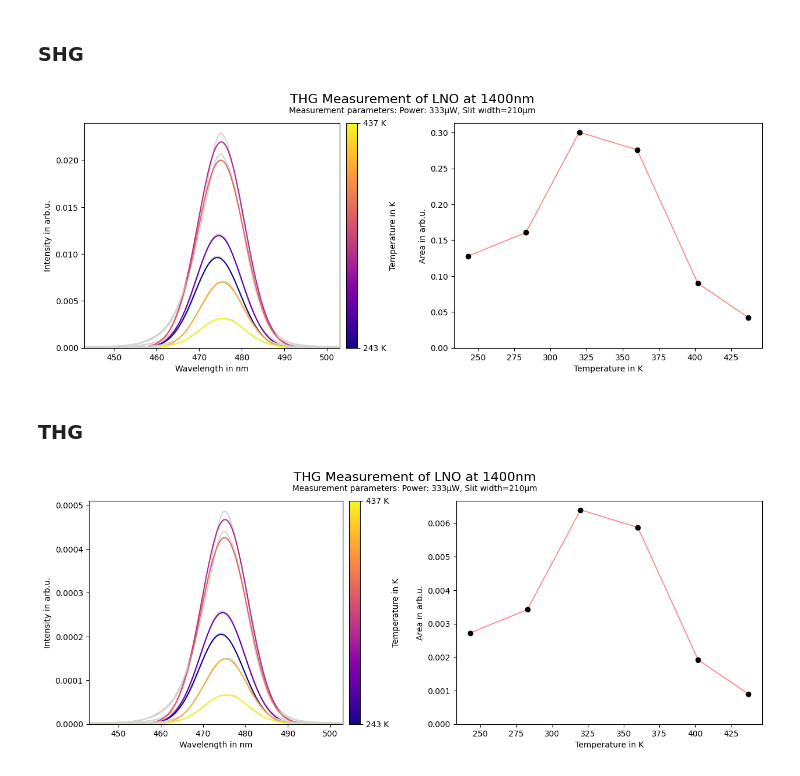
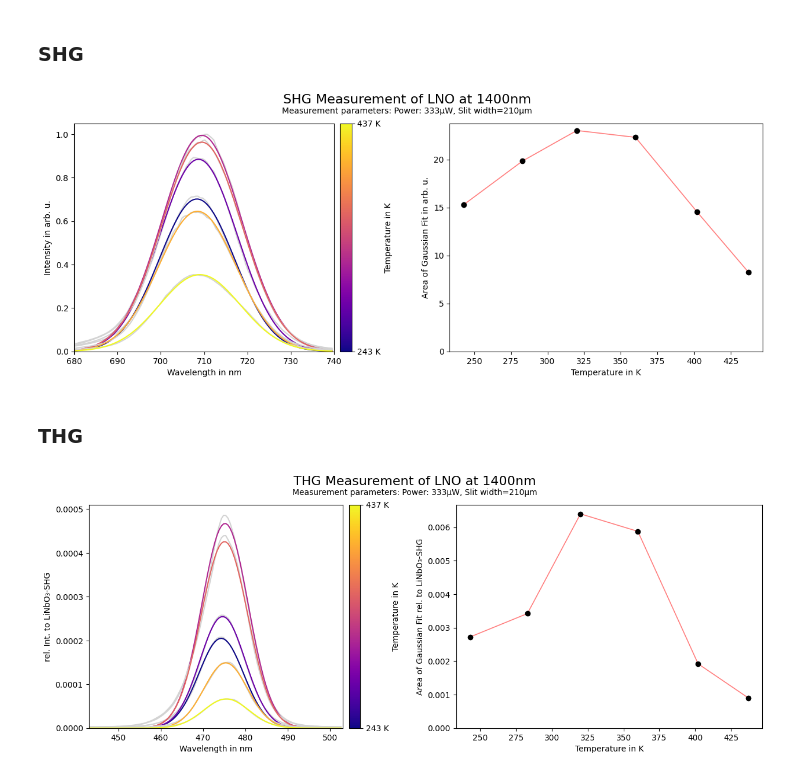
Before and after one commit to FlorianAdamczyk/auswertung_neu, a Jupyter notebook: 2025-05-27 Auswertung TCBC TBBB LNO/2025-05-27_auswertung_TCBC-TBBB-LNO.ipynb, the cells around one changed output. Saved outputs shown, nothing was run; the diff lists cells and outputs as text; code cells hidden in the pictures.

Commit message:
changed ylabel

```diff
--- a/2025-05-27 Auswertung TCBC TBBB LNO/2025-05-27_auswertung_TCBC-TBBB-LNO.ipynb
+++ b/2025-05-27 Auswertung TCBC TBBB LNO/2025-05-27_auswertung_TCBC-TBBB-LNO.ipynb
@@ -124,10 +124,15 @@ def create_shg_plot(middle_value, difference, filepath, suptitle, filename_prefi
     ax0.set_xlim(x_range)
     ax0.set_ylim(bottom=0)                   # linke Achse beginnt bei 0
     ax0.set_xlabel('Wavelength in nm')
-    ax0.set_ylabel('Intensity in arb.u.')
+
+    ax0.set_ylabel('rel. Int. to LiNbO₃-SHG')
+    ax1.set_ylabel('Area of Gaussian Fit rel. to LiNbO₃-SHG')
+
+    if reference:
+        ax0.set_ylabel('Intensity in arb. u.')
+        ax1.set_ylabel('Area of Gaussian Fit in arb. u.')
 
     ax1.set_xlabel('Temperature in K')
-    ax1.set_ylabel('Area in arb.u.')
     ax1.set_ylim(bottom=0)                   # rechte Achse beginnt bei 0
 
     fig.suptitle(suptitle, fontsize=16)
@@ -239,15 +244,15 @@ Skalierungsfaktor (ohne ND2.0 / mit ND2.0): 32.88
 ### SHG
 # %%
 create_shg_plot(
-    middle_value=473,
+    middle_value=710,
     difference=30,
     filepath='2025-05-23 LNO/1400nm/0.333mW_Spalt210um/*.asc',
-    suptitle='THG Measurement of LNO at 1400nm',
-    filename_prefix='LNO_THG',
+    suptitle='SHG Measurement of LNO at 1400nm',
+    filename_prefix='LNO_SHG',
     reference=True
 )
 # %% [output]
-[figure, old version]
+[figure, new version]
 # %% [markdown]
 ### THG
 # %%
@@ -259,4 +264,4 @@ create_shg_plot(
     filename_prefix='LNO_THG'
 )
 # %% [output]
-[figure, old version]
+[figure, new version]
```
Also changed, not shown: parts of 4 cells of this notebook, 12 other files.
